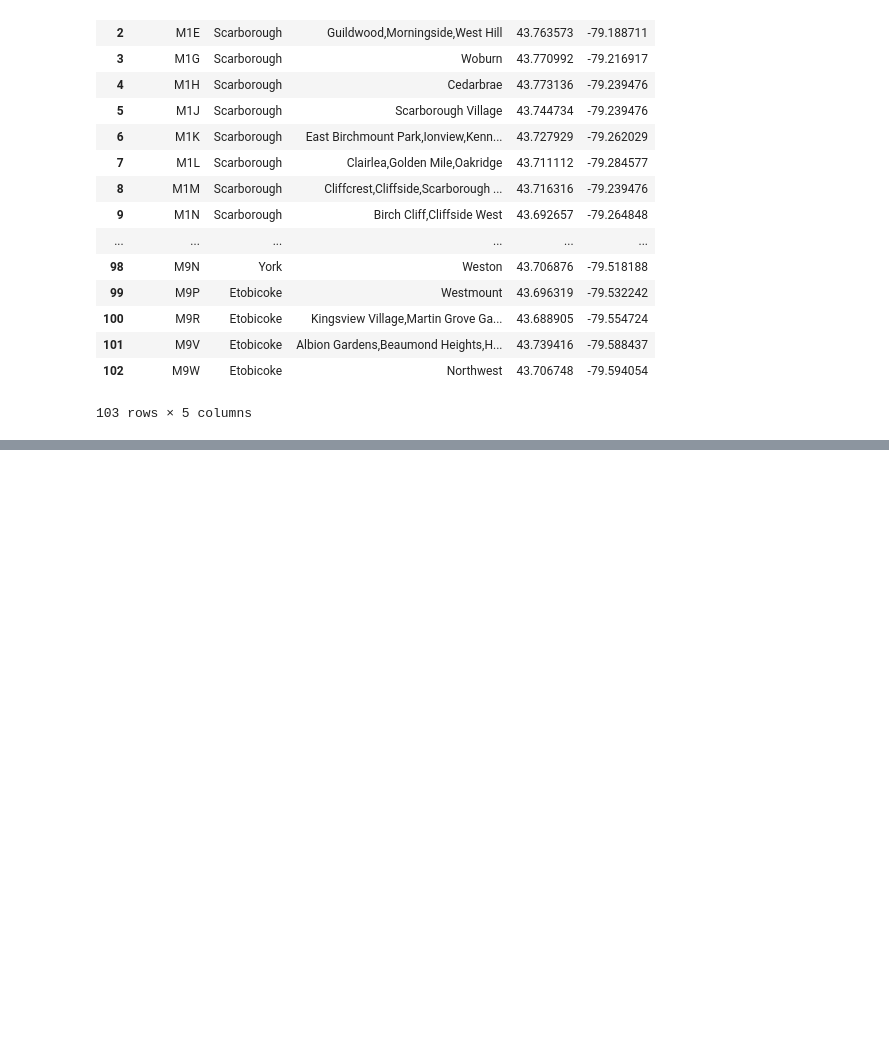
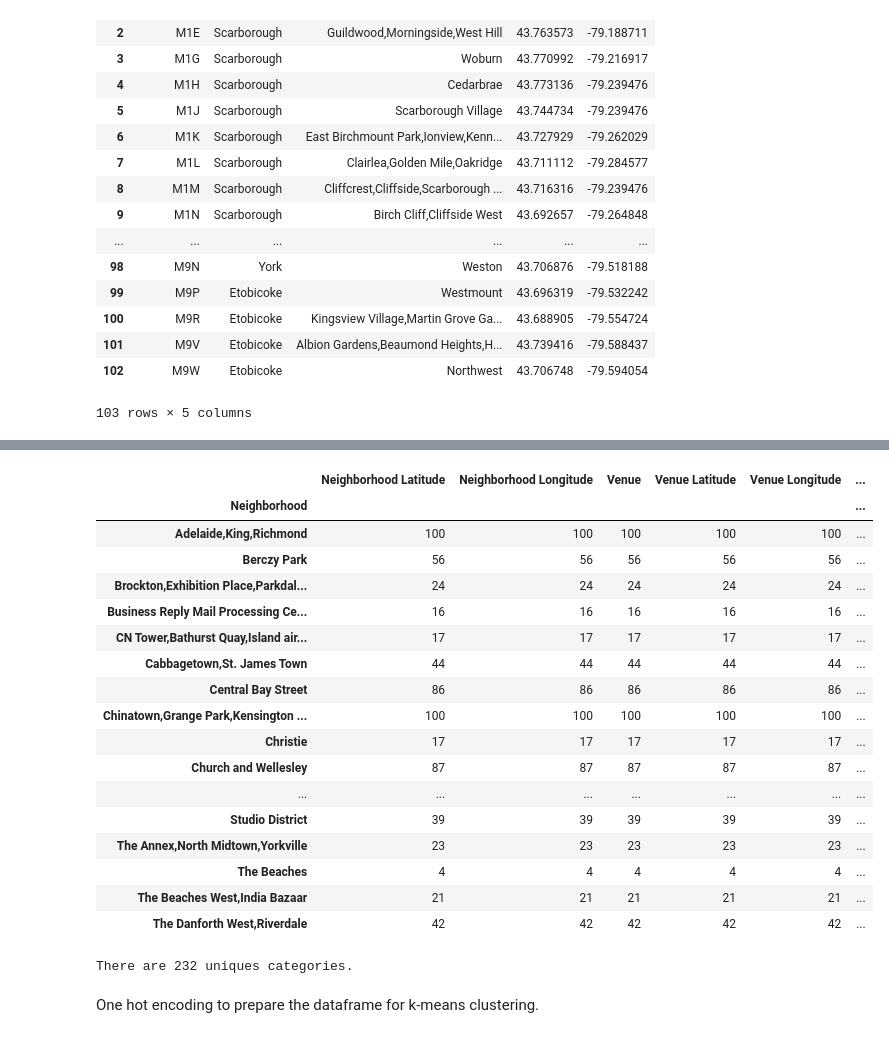
Before and after one commit to skarthik89/Coursera-Capstone, a Jupyter notebook: Segmenting and Clustering Neighborhoods.ipynb, the cells around one changed output, grey strips where cells are left out. Drawn from its saved outputs; the diff is of its cells as text; code cells hidden in the pictures; blank space fills up the shorter version.

```diff
--- a/Segmenting and Clustering Neighborhoods.ipynb
+++ b/Segmenting and Clustering Neighborhoods.ipynb
@@ -379,0 +466,16 @@ final_df
+# %%
+# add markers to map
+for lat, lng, borough, neighborhood in zip(df_toronto['Latitude'], df_toronto['Longitude'], df_toronto['Borough'], df_toronto['Neighborhood']):
+    label = '{}, {}'.format(neighborhood, borough)
+    label = folium.Popup(label, parse_html=True)
+    folium.CircleMarker(
+        [lat, lng],
+        radius=5,
+        popup=label,
+        color='blue',
+        fill=True,
+        fill_color='#3186cc',
+        fill_opacity=0.7,
+        parse_html=False).add_to(map_toronto)
+
+map_toronto
@@ -379,0 +575,27 @@ final_df
+# %%
+toronto_venues.groupby('Neighborhood').count()
+# %% [output]
+|  | Neighborhood Latitude | Neighborhood Longitude | Venue | Venue Latitude | Venue Longitude | ... |
+| Neighborhood |  |  |  |  |  | ... |
+| Adelaide,King,Richmond | 100 | 100 | 100 | 100 | 100 | ... |
+| Berczy Park | 56 | 56 | 56 | 56 | 56 | ... |
+| Brockton,Exhibition Place,Parkdal... | 24 | 24 | 24 | 24 | 24 | ... |
+| Business Reply Mail Processing Ce... | 16 | 16 | 16 | 16 | 16 | ... |
+| CN Tower,Bathurst Quay,Island air... | 17 | 17 | 17 | 17 | 17 | ... |
+| Cabbagetown,St. James Town | 44 | 44 | 44 | 44 | 44 | ... |
+| Central Bay Street | 86 | 86 | 86 | 86 | 86 | ... |
+| Chinatown,Grange Park,Kensington ... | 100 | 100 | 100 | 100 | 100 | ... |
+| Christie | 17 | 17 | 17 | 17 | 17 | ... |
+| Church and Wellesley | 87 | 87 | 87 | 87 | 87 | ... |
+| ... | ... | ... | ... | ... | ... | ... |
+| Studio District | 39 | 39 | 39 | 39 | 39 | ... |
+| The Annex,North Midtown,Yorkville | 23 | 23 | 23 | 23 | 23 | ... |
+| The Beaches | 4 | 4 | 4 | 4 | 4 | ... |
+| The Beaches West,India Bazaar | 21 | 21 | 21 | 21 | 21 | ... |
+| The Danforth West,Riverdale | 42 | 42 | 42 | 42 | 42 | ... |
+# %%
+print('There are {} uniques categories.'.format(len(toronto_venues['Venue Category'].unique())))
+# %% [output]
+There are 232 uniques categories.
+# %% [markdown]
+One hot encoding to prepare the dataframe for k-means clustering.
```
Also changed, not shown: parts of 34 cells of this notebook.
